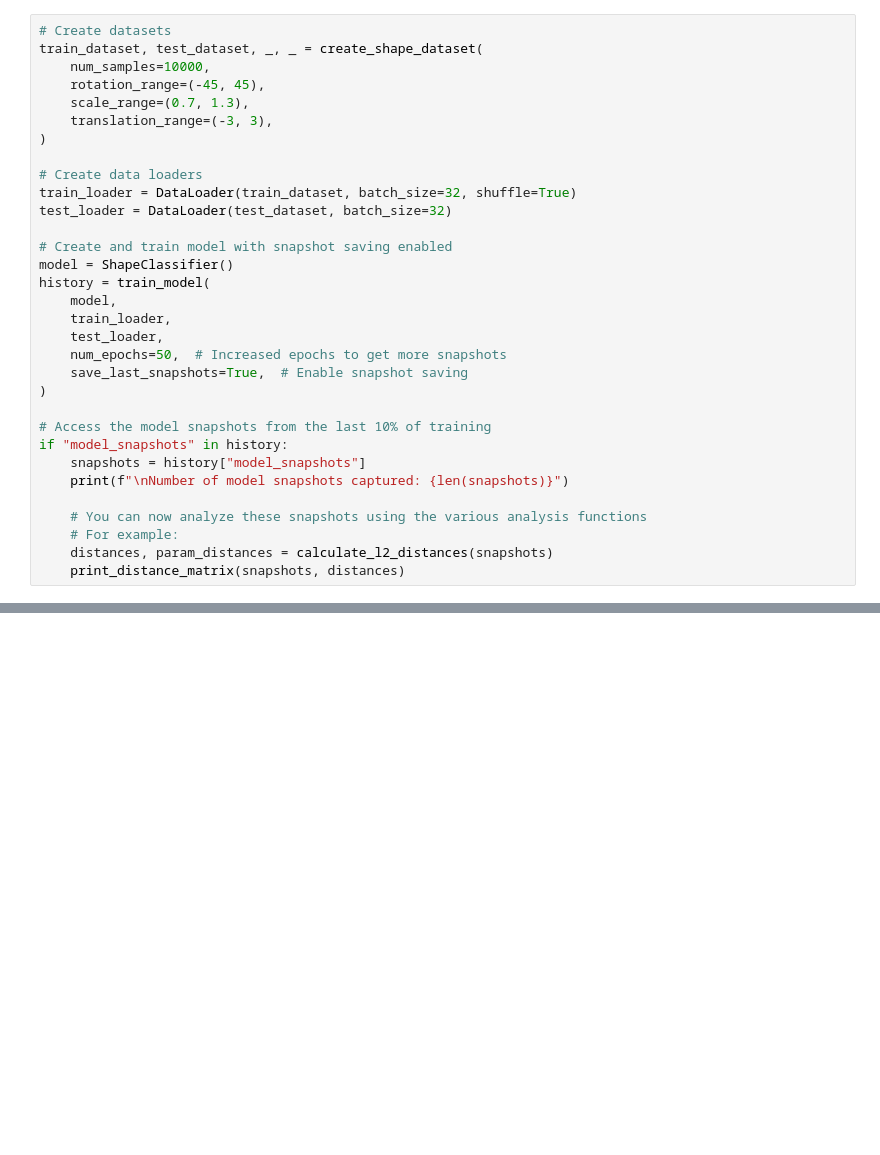
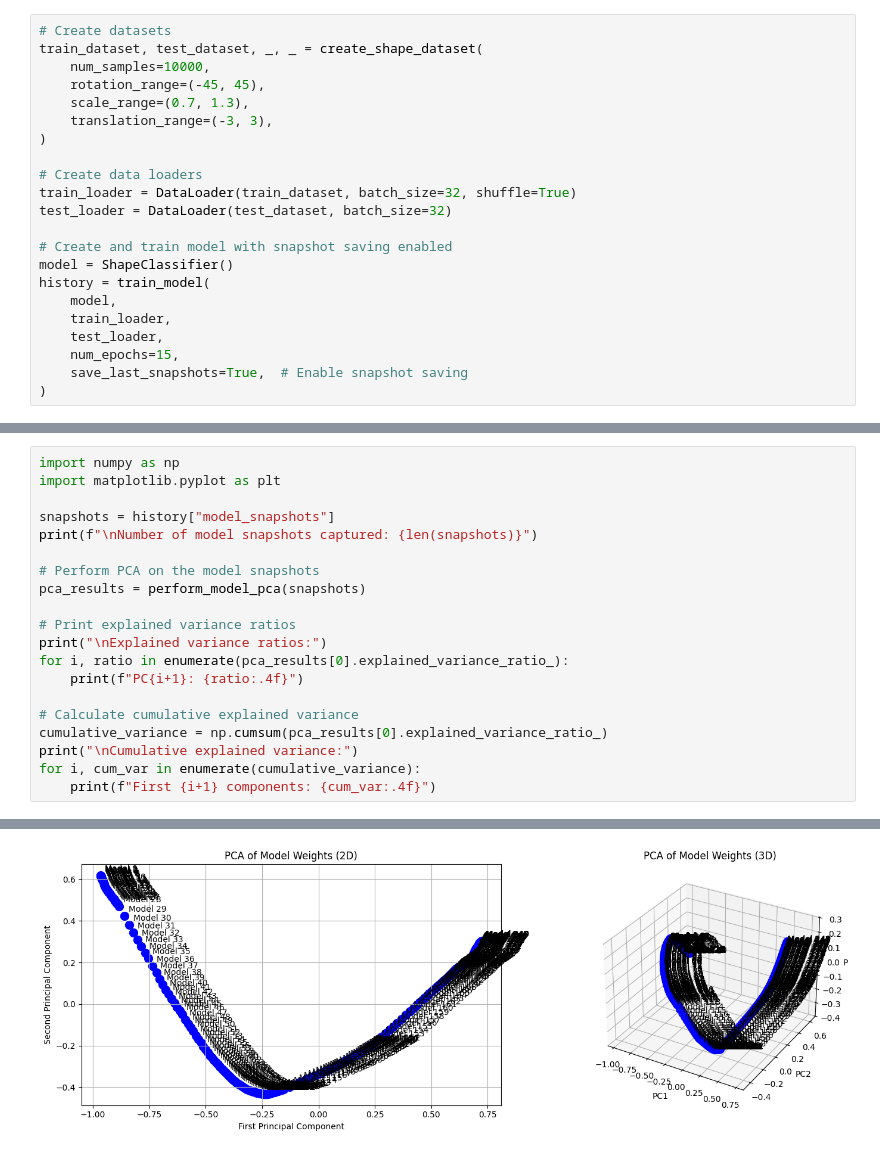
Before and after one commit to kirchner-jan/learnitation, a Jupyter notebook: dev.ipynb, the cells around one changed output, grey strips where cells are left out. Saved outputs shown, nothing was run; the diff lists cells and outputs as text; blank space fills up the shorter version.

Commit message:
v0 of sequential training exps

```diff
--- a/dev.ipynb
+++ b/dev.ipynb
@@ -54,17 +31,7 @@ history = train_model(
     model,
     train_loader,
     test_loader,
-    num_epochs=50,  # Increased epochs to get more snapshots
+    num_epochs=15,
     save_last_snapshots=True,  # Enable snapshot saving
 )
-
-# Access the model snapshots from the last 10% of training
-if "model_snapshots" in history:
-    snapshots = history["model_snapshots"]
-    print(f"\nNumber of model snapshots captured: {len(snapshots)}")
-
-    # You can now analyze these snapshots using the various analysis functions
-    # For example:
-    distances, param_distances = calculate_l2_distances(snapshots)
-    print_distance_matrix(snapshots, distances)
 # %% [output]
@@ -87 +54,22 @@ Test Loss: 0.0012, Test Accuracy: 99.95%
 --------------------
+# %%
+import numpy as np
+import matplotlib.pyplot as plt
+
+snapshots = history["model_snapshots"]
+print(f"\nNumber of model snapshots captured: {len(snapshots)}")
+
+# Perform PCA on the model snapshots
+pca_results = perform_model_pca(snapshots)
+
+# Print explained variance ratios
+print("\nExplained variance ratios:")
+for i, ratio in enumerate(pca_results[0].explained_variance_ratio_):
+    print(f"PC{i+1}: {ratio:.4f}")
+
+# Calculate cumulative explained variance
+cumulative_variance = np.cumsum(pca_results[0].explained_variance_ratio_)
+print("\nCumulative explained variance:")
+for i, cum_var in enumerate(cumulative_variance):
+    print(f"First {i+1} components: {cum_var:.4f}")
+# %% [output]
@@ -87,0 +92 @@ Test Loss: 0.0012, Test Accuracy: 99.95%
+[figure, added]
```
Also changed, not shown: parts of 18 cells of this notebook, 1 other file.
